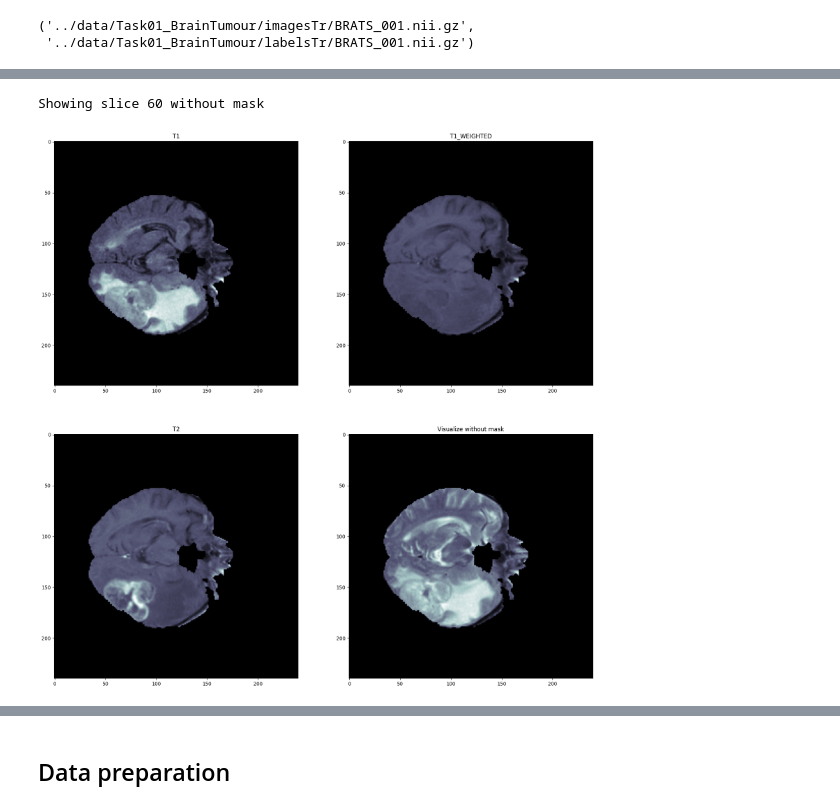
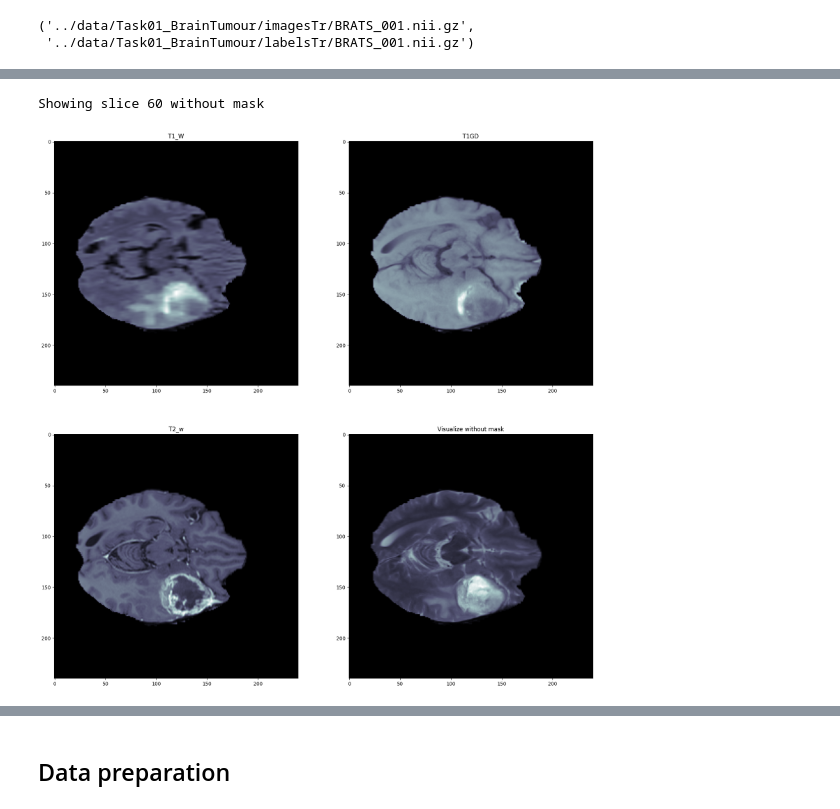
Before and after one commit to nashirj/mri-3d-segmentation, a Jupyter notebook: notebooks/mri-segmentation.ipynb, the cells around one changed output, grey strips where cells are left out. Drawn from its saved outputs; the diff is of its cells as text; code cells hidden in the pictures.

```diff
--- a/notebooks/mri-segmentation.ipynb
+++ b/notebooks/mri-segmentation.ipynb
@@ -96 +94,5 @@ test_mask=nib.load(all_mask_paths[0]).get_fdata().astype(np.uint8)
+# %%
+test_img = preprocess.load_stacked_mri_img(all_img_paths[0])
+test_images = preprocess.split_mri_img(test_img)
+test_mask = preprocess.load_mask(all_mask_paths[0])
 # %%
@@ -258,0 +166,4 @@ plt.plot(cpy[20000:30000])
+# %%
+slice_idx = 60
+
+viz.show_aggregate_masks(aggregate_masks, slice_idx, test_mask)
@@ -259,18 +172,23 @@ plt.plot(cpy[20000:30000])
+# %%
+flair = test_images[constants.FLAIR]
+t1_w = test_images[constants.T1_W]
+t1_gd = test_images[constants.T1_GD]
+t2_w = test_images[constants.T2_W]
 # %%
 print(f"Showing slice {slice_idx} without mask")
 
 fig, ax = plt.subplots(2, 2, figsize = (20, 20))
-# ax.imshow(montage(test_image[:,:,:,i]), cmap ='bone')
-ax[0, 0].imshow(test_image[:,:,slice_idx,T1_IDX], cmap ='bone')
-ax[0, 0].set_title('T1')
-ax[0, 1].imshow(test_image[:,:,slice_idx,T1_WEIGHTED_IDX], cmap ='bone')
-ax[0, 1].set_title('T1_WEIGHTED')
-ax[1, 0].imshow(test_image[:,:,slice_idx,T2_IDX], cmap ='bone')
-ax[1, 0].set_title('T2')
-ax[1, 1].imshow(test_image[:,:,slice_idx,T2_FLAIR_IDX], cmap ='bone')
-ax[1, 1].set_title('T2_FLAIR')
+
+ax[1, 1].imshow(t2_w[:,:,slice_idx], cmap ='bone')
+ax[1, 1].set_title('FLAIR')
+ax[0, 0].imshow(flair[:, :, slice_idx], cmap ='bone')
+ax[0, 0].set_title('T1_W')
+ax[0, 1].imshow(t1_w[:, :, slice_idx], cmap ='bone')
+ax[0, 1].set_title('T1GD')
+ax[1, 0].imshow(t1_gd[: ,:,slice_idx], cmap ='bone')
+ax[1, 0].set_title('T2_w')
 plt.title("Visualize without mask")
 plt.show()
 # %% [output]
 Showing slice 60 without mask
-[figure, old version]
+[figure, new version]
```
Also changed, not shown: parts of 32 cells of this notebook, 3 other files.
